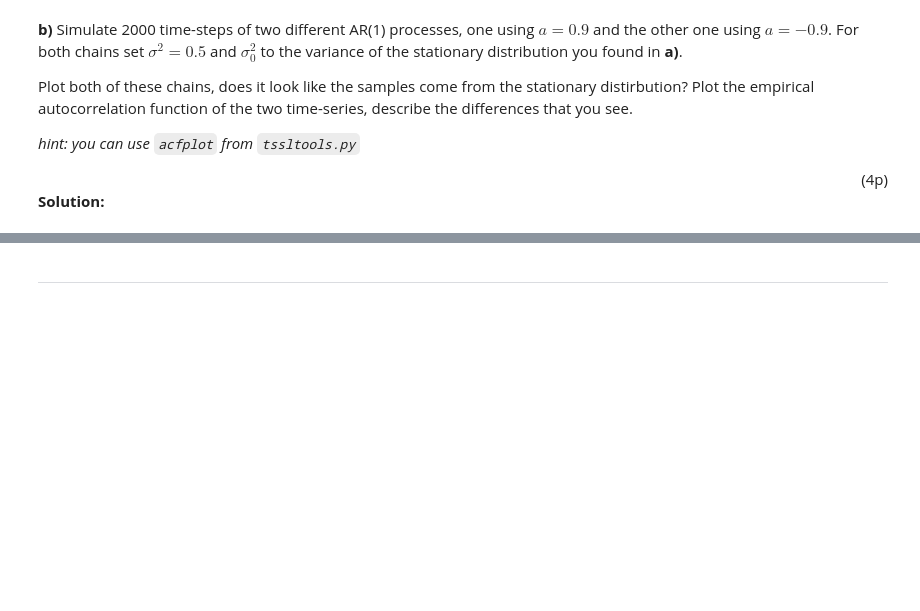
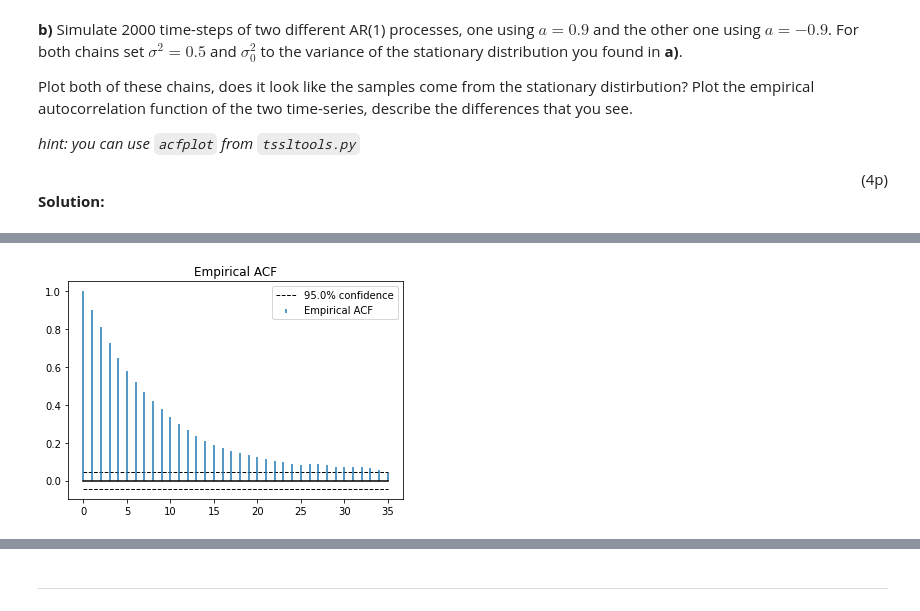
Before and after one commit to willewiik/Time-Series-and-Sequence-Learning, a Jupyter notebook: old_exams/exam_21_12_03_TS/Problem1.ipynb, the cells around one changed output, grey strips where cells are left out. Saved outputs shown, nothing was run; the diff lists cells and outputs as text; code cells hidden in the pictures; blank space fills up the shorter version.

```diff
--- a/old_exams/exam_21_12_03_TS/Problem1.ipynb
+++ b/old_exams/exam_21_12_03_TS/Problem1.ipynb
@@ -34,0 +98,4 @@ _hint: you can use `acfplot` from `tssltools.py`_
+# %%
+acfplot(chain1, lags = 35)
+# %% [output]
+[figure, added]
```
Also changed, not shown: parts of 8 cells of this notebook.
